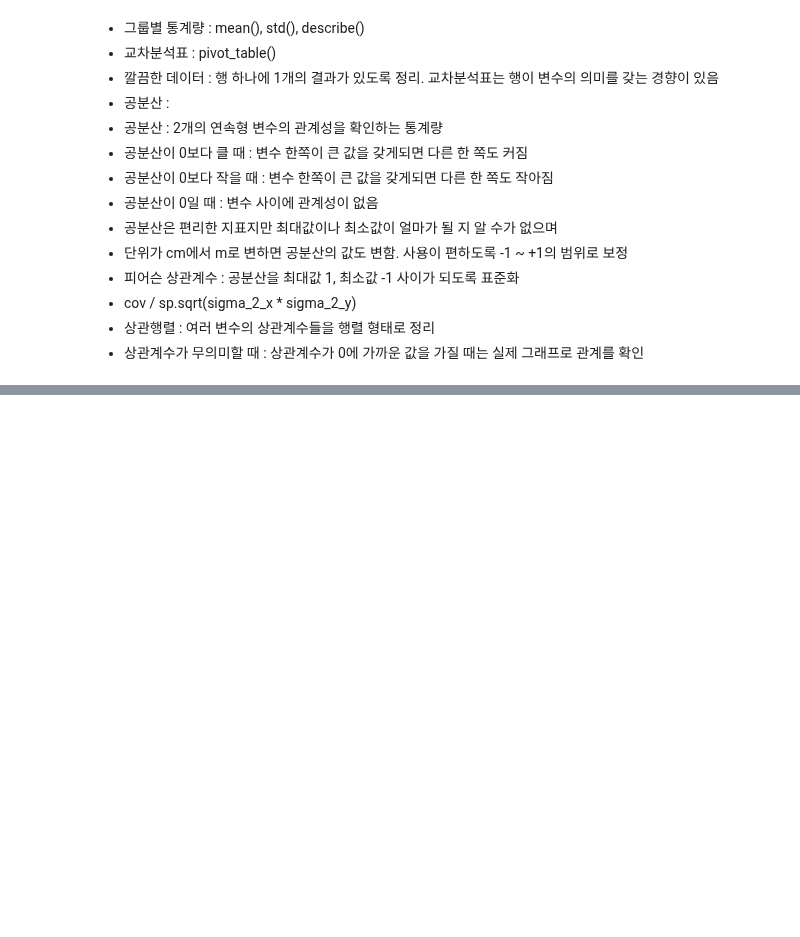
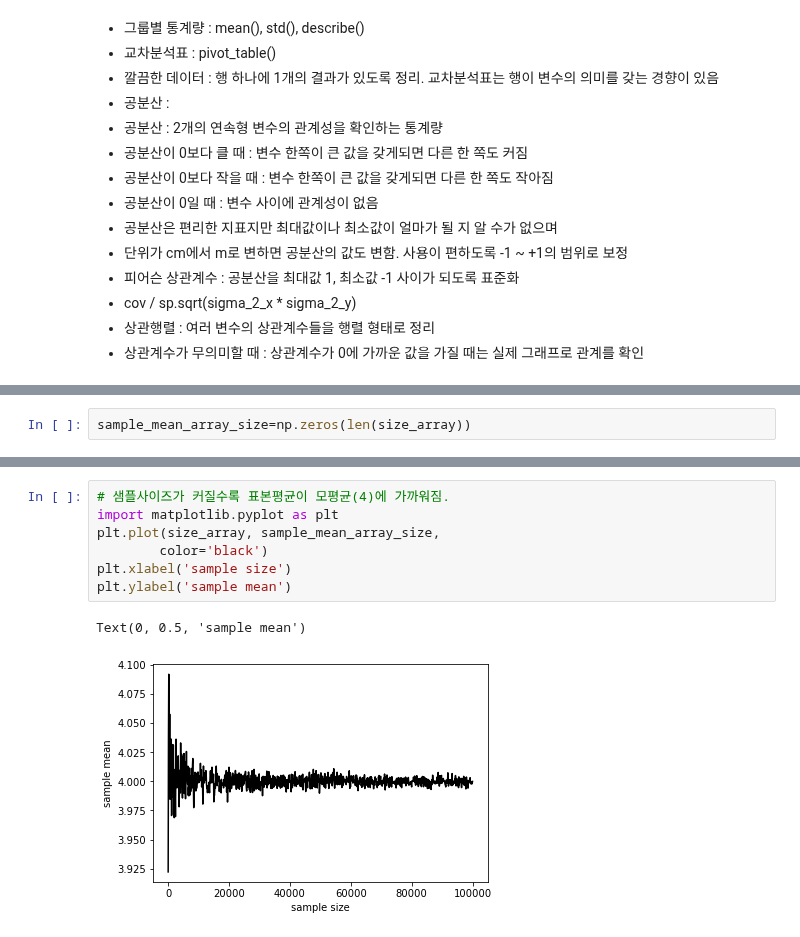
Before and after one commit to bnv20/kdt3, a Jupyter notebook: stat1_guide.ipynb, the cells around one changed output, grey strips where cells are left out. Drawn from its saved outputs; the diff is of its cells as text; blank space fills up the shorter version.

```diff
--- a/stat1_guide.ipynb
+++ b/stat1_guide.ipynb
@@ -268,0 +321,2 @@ array([[1.       , 0.7592719],
+# %%
+sample_mean_array_size=np.zeros(len(size_array))
@@ -268,0 +333,10 @@ array([[1.       , 0.7592719],
+# %%
+# 샘플사이즈가 커질수록 표본평균이 모평균(4)에 가까워짐.
+import matplotlib.pyplot as plt
+plt.plot(size_array, sample_mean_array_size,
+        color='black')
+plt.xlabel('sample size')
+plt.ylabel('sample mean')
+# %% [output]
+Text(0, 0.5, 'sample mean')
+[figure, added]
```
Also changed, not shown: parts of 35 cells of this notebook.
